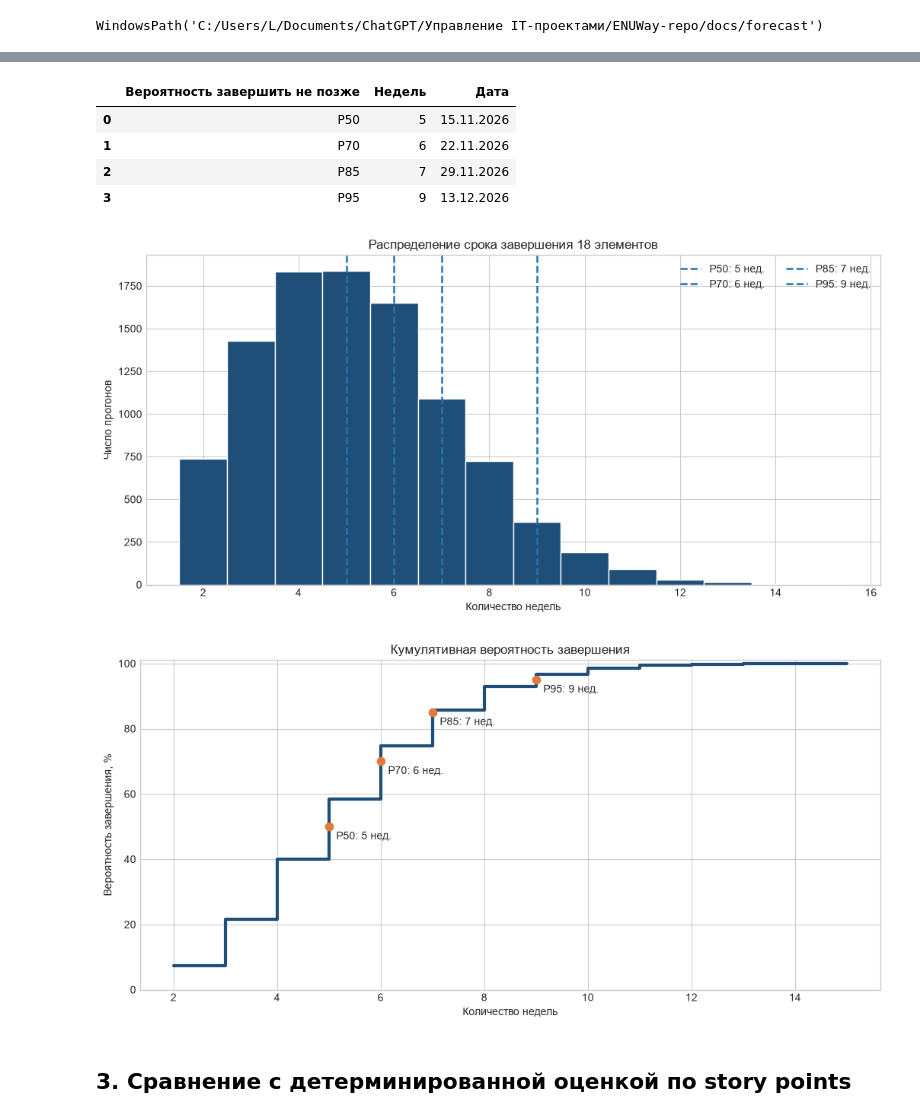
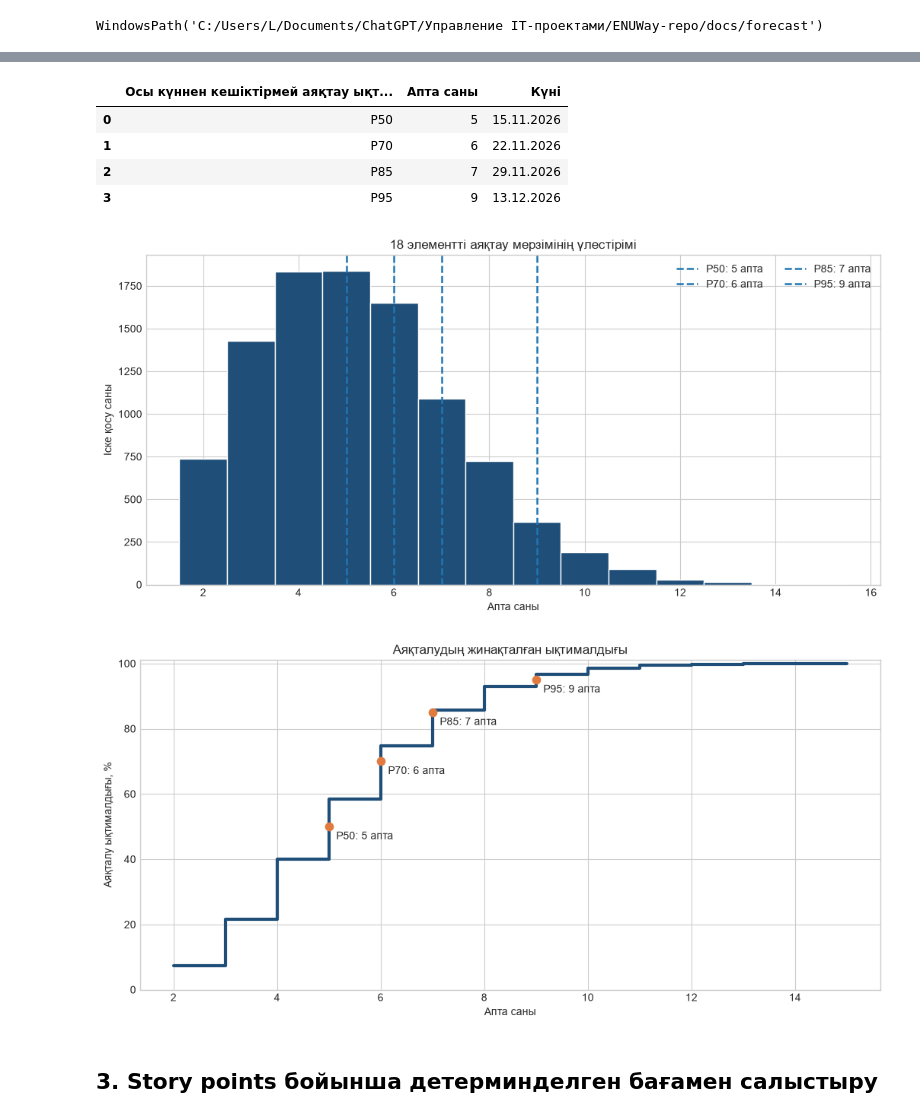
Before and after one commit to nypucjiam-create/ENUWay, a Jupyter notebook: docs/forecast/lz6-monte-carlo.ipynb, the cells around one changed output, grey strips where cells are left out. Drawn from its saved outputs; the diff is of its cells as text; code cells hidden in the pictures.

```diff
--- a/docs/forecast/lz6-monte-carlo.ipynb
+++ b/docs/forecast/lz6-monte-carlo.ipynb
@@ -97,7 +97,7 @@ for run in range(RUNS):
         completed += int(rng.choice(throughput))
         weeks += 1
         if weeks > 520:
-            raise RuntimeError("Симуляция не сходится")
+            raise RuntimeError("Симуляция аяқталмады")
     weeks_to_finish[run] = weeks
 
 percentile_levels = [50, 70, 85, 95]
@@ -110,14 +110,14 @@ percentile_dates = {
     for p, weeks in percentile_weeks.items()
 }
 forecast = pd.DataFrame({
-    "Вероятность завершить не позже": [f"P{p}" for p in percentile_levels],
-    "Недель": [percentile_weeks[p] for p in percentile_levels],
-    "Дата": [percentile_dates[p].strftime("%d.%m.%Y") for p in percentile_levels],
+    "Осы күннен кешіктірмей аяқтау ықтималдығы": [f"P{p}" for p in percentile_levels],
+    "Апта саны": [percentile_weeks[p] for p in percentile_levels],
+    "Күні": [percentile_dates[p].strftime("%d.%m.%Y") for p in percentile_levels],
 })
 display(forecast)
 forecast.to_csv(BASE / "forecast-summary.csv", index=False, encoding="utf-8-sig")
 # %% [output]
-|  | Вероятность завершить не позже | Недель | Дата |
+|  | Осы күннен кешіктірмей аяқтау ықт... | Апта саны | Күні |
 | 0 | P50 | 5 | 15.11.2026 |
 | 1 | P70 | 6 | 22.11.2026 |
 | 2 | P85 | 7 | 29.11.2026 |
@@ -125,16 +125,16 @@ forecast.to_csv(BASE / "forecast-summary.csv", index=False, encoding="utf-8-sig"
 # %%
 fig, ax = plt.subplots(figsize=(10.5, 5.2))
 bins = np.arange(weeks_to_finish.min() - 0.5, weeks_to_finish.max() + 1.5, 1)
 ax.hist(weeks_to_finish, bins=bins, color=BLUE, edgecolor="white")
 for p in percentile_levels:
-    ax.axvline(percentile_weeks[p], linestyle="--", linewidth=1.8, label=f"P{p}: {percentile_weeks[p]} нед.")
-ax.set(title="Распределение срока завершения 18 элементов", xlabel="Количество недель", ylabel="Число прогонов")
+    ax.axvline(percentile_weeks[p], linestyle="--", linewidth=1.8, label=f"P{p}: {percentile_weeks[p]} апта")
+ax.set(title="18 элементті аяқтау мерзімінің үлестірімі", xlabel="Апта саны", ylabel="Іске қосу саны")
 ax.legend(ncol=2)
 fig.tight_layout()
 fig.savefig(BASE / "completion-histogram.png", dpi=180, bbox_inches="tight")
 plt.show()
 # %% [output]
-[figure, old version]
+[figure, new version]
 # %%
 values, counts = np.unique(weeks_to_finish, return_counts=True)
 cdf = np.cumsum(counts) / RUNS
@@ -142,15 +142,15 @@ fig, ax = plt.subplots(figsize=(10.5, 5.2))
 ax.step(values, cdf * 100, where="post", color=BLUE, linewidth=3)
 for p in percentile_levels:
     ax.scatter(percentile_weeks[p], p, s=55, color=ORANGE, zorder=3)
-    ax.annotate(f"P{p}: {percentile_weeks[p]} нед.", (percentile_weeks[p], p), xytext=(7, -12), textcoords="offset points")
-ax.set(title="Кумулятивная вероятность завершения", xlabel="Количество недель", ylabel="Вероятность завершения, %", ylim=(0, 101))
+    ax.annotate(f"P{p}: {percentile_weeks[p]} апта", (percentile_weeks[p], p), xytext=(7, -12), textcoords="offset points")
+ax.set(title="Аяқталудың жинақталған ықтималдығы", xlabel="Апта саны", ylabel="Аяқталу ықтималдығы, %", ylim=(0, 101))
 fig.tight_layout()
 fig.savefig(BASE / "completion-cdf.png", dpi=180, bbox_inches="tight")
 plt.show()
 # %% [output]
-[figure, old version]
+[figure, new version]
-# %% [markdown]
-## 3. Сравнение с детерминированной оценкой по story points
+# %% [markdown]
+## 3. Story points бойынша детерминделген бағамен салыстыру
 # %%
 backlog = pd.read_csv(BASE.parent / "requirements" / "backlog.csv")
 original_sp = int(backlog["Story Points"].sum())
```
Also changed, not shown: parts of 18 cells of this notebook, 7 other files.
